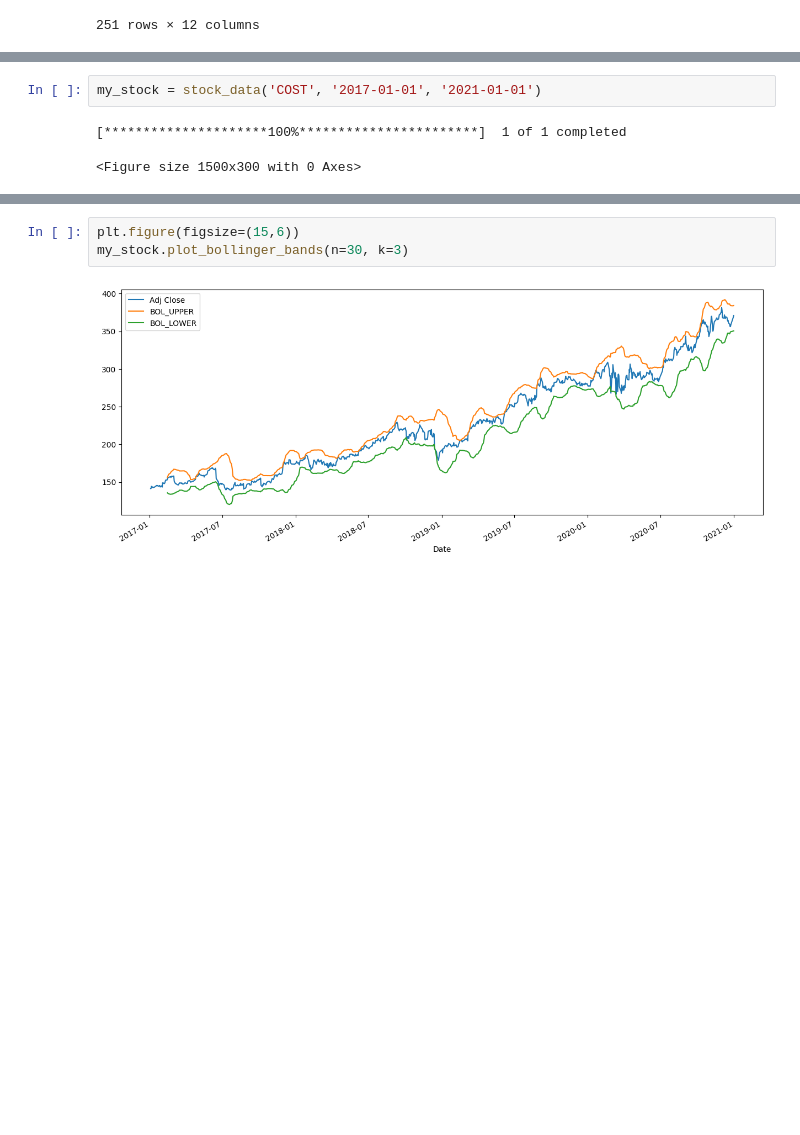
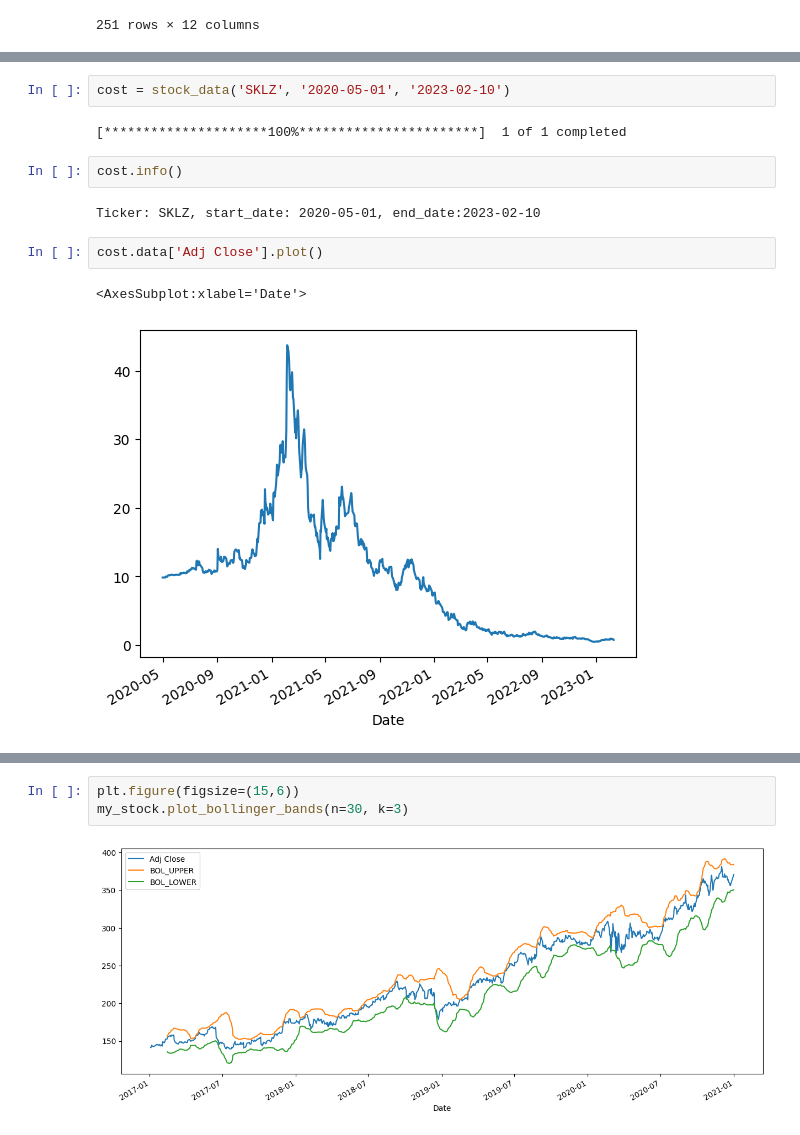
Before and after one commit to alexfioto/learn, a Jupyter notebook: python_finance/equities_util.ipynb, the cells around one changed output, grey strips where cells are left out. Saved outputs shown, nothing was run; the diff lists cells and outputs as text; blank space fills up the shorter version.

```diff
--- a/python_finance/equities_util.ipynb
+++ b/python_finance/equities_util.ipynb
@@ -269,5 +276,13 @@ class stock_comp:
 # %%
-my_stock = stock_data('COST', '2017-01-01', '2021-01-01')
+cost = stock_data('SKLZ', '2020-05-01', '2023-02-10')
 # %% [output]
 [*********************100%***********************]  1 of 1 completed
-<Figure size 1500x300 with 0 Axes>
+# %%
+cost.info()
+# %% [output]
+Ticker: SKLZ, start_date: 2020-05-01, end_date:2023-02-10
+# %%
+cost.data['Adj Close'].plot()
+# %% [output]
+<AxesSubplot:xlabel='Date'>
+[figure, added]
```
Also changed, not shown: parts of 16 cells of this notebook.
